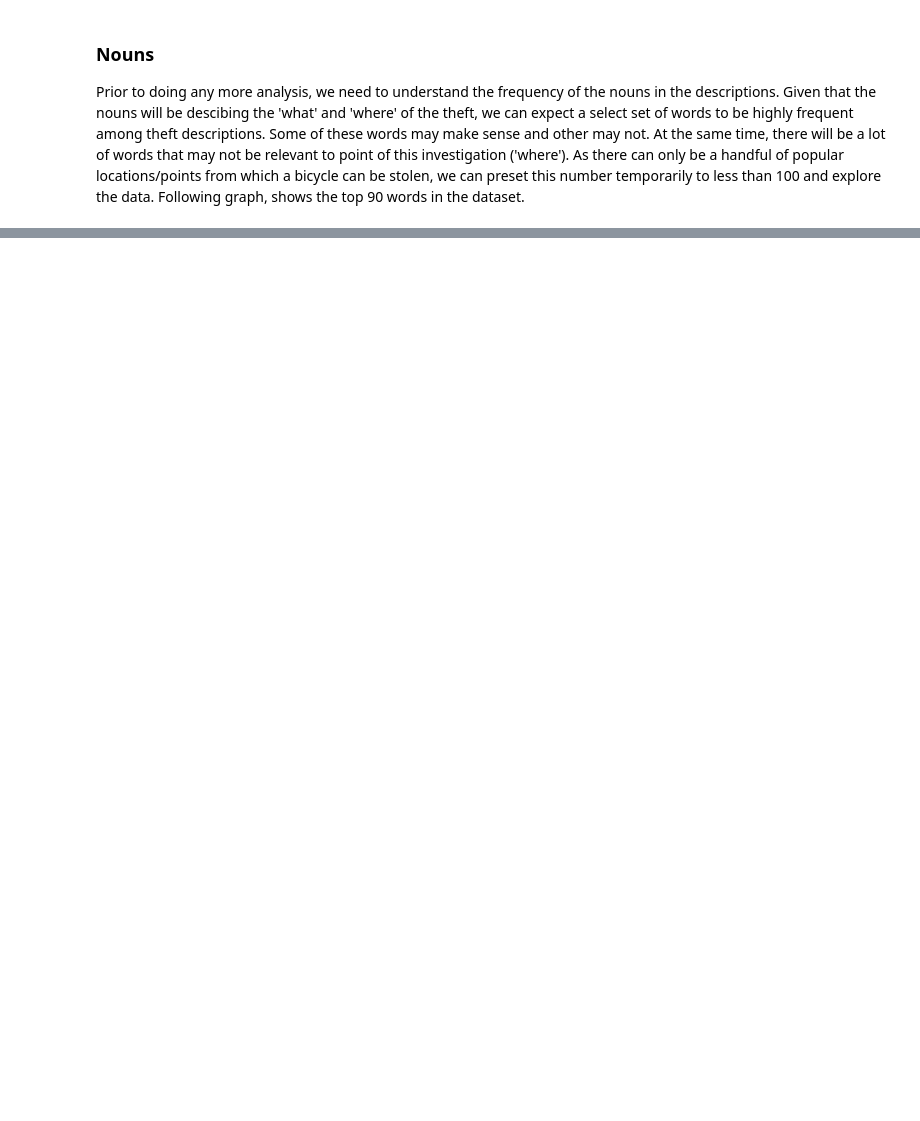
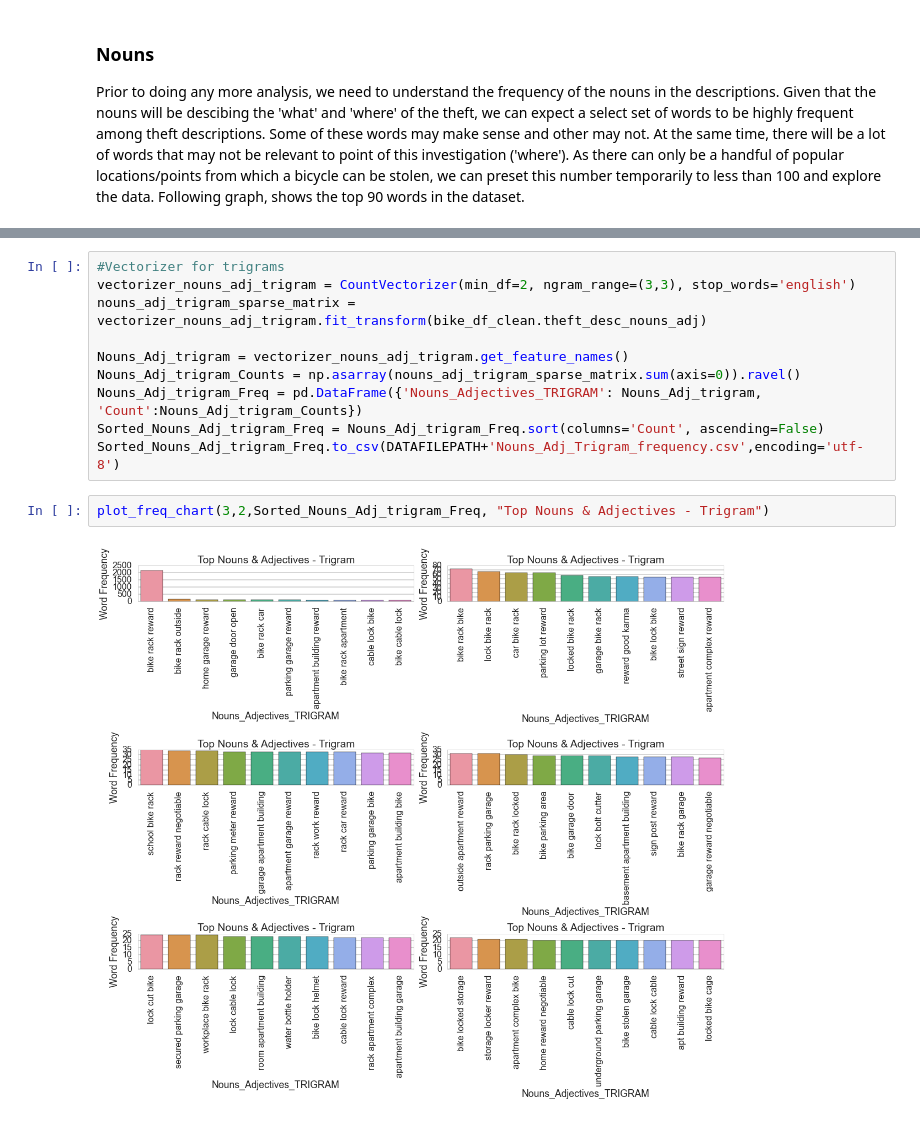
Before and after one commit to dilipbalachandran/project_cs109, a Jupyter notebook: code/Theft_Desc_Analysis-Draft.ipynb, the cells around one changed output, grey strips where cells are left out. Drawn from its saved outputs; the diff is of its cells as text; blank space fills up the shorter version.

```diff
--- a/code/Theft_Desc_Analysis-Draft.ipynb
+++ b/code/Theft_Desc_Analysis-Draft.ipynb
@@ -322,0 +399,14 @@ for row in plt_rows:
+# %%
+#Vectorizer for trigrams
+vectorizer_nouns_adj_trigram = CountVectorizer(min_df=2, ngram_range=(3,3), stop_words='english')
+nouns_adj_trigram_sparse_matrix = vectorizer_nouns_adj_trigram.fit_transform(bike_df_clean.theft_desc_nouns_adj)
+
+Nouns_Adj_trigram = vectorizer_nouns_adj_trigram.get_feature_names()
+Nouns_Adj_trigram_Counts = np.asarray(nouns_adj_trigram_sparse_matrix.sum(axis=0)).ravel()
+Nouns_Adj_trigram_Freq = pd.DataFrame({'Nouns_Adjectives_TRIGRAM': Nouns_Adj_trigram, 'Count':Nouns_Adj_trigram_Counts})
+Sorted_Nouns_Adj_trigram_Freq = Nouns_Adj_trigram_Freq.sort(columns='Count', ascending=False)
+Sorted_Nouns_Adj_trigram_Freq.to_csv(DATAFILEPATH+'Nouns_Adj_Trigram_frequency.csv',encoding='utf-8')
+# %%
+plot_freq_chart(3,2,Sorted_Nouns_Adj_trigram_Freq, "Top Nouns & Adjectives - Trigram")
+# %% [output]
+[figure, added]
```
Also changed, not shown: parts of 21 cells of this notebook, 1 other file.
